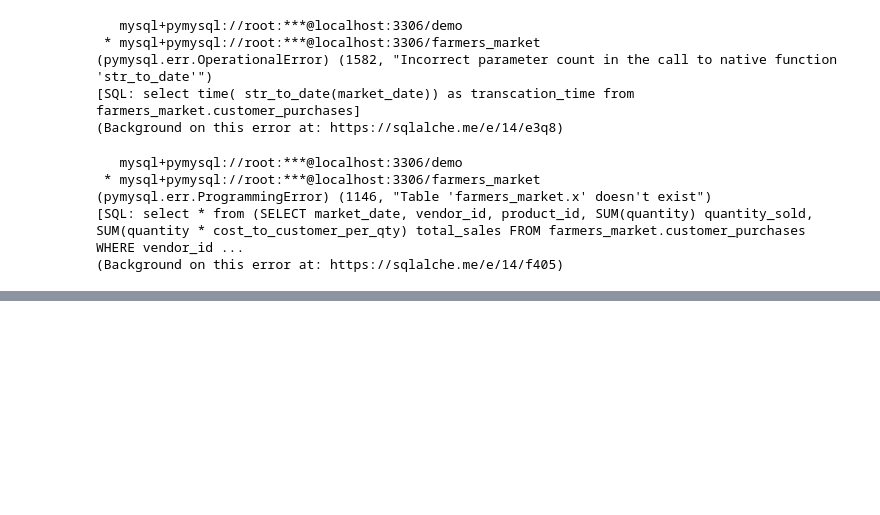
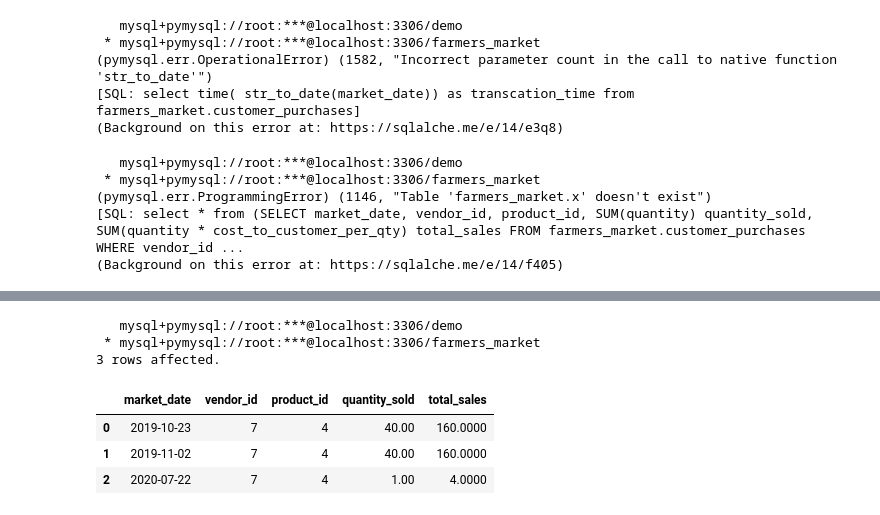
Before and after one commit to KunalNeon/SQL-For-Data-Scientist, a Jupyter notebook: sql.ipynb, the cells around one changed output, grey strips where cells are left out. Saved outputs shown, nothing was run; the diff lists cells and outputs as text; code cells hidden in the pictures; blank space fills up the shorter version.

```diff
--- a/sql.ipynb
+++ b/sql.ipynb
@@ -1950,0 +1964,25 @@ where x.total_sales=(SELECT MIN(total_sales) FROM x)
+# %%
+query28='''
+
+with x as (SELECT market_date,
+ vendor_id,
+ product_id,
+ SUM(quantity) quantity_sold,
+ SUM(quantity * cost_to_customer_per_qty) total_sales
+FROM farmers_market.customer_purchases
+WHERE vendor_id = 7 and product_id = 4
+GROUP BY market_date, vendor_id, product_id
+ORDER BY market_date, vendor_id, product_id)
+
+select * from x where total_sales =(select  min(total_sales) from x)
+or total_sales= (select  max(total_sales) from x)
+'''
+%sql $query28
+# %% [output]
+   mysql+pymysql://root:***@localhost:3306/demo
+ * mysql+pymysql://root:***@localhost:3306/farmers_market
+3 rows affected.
+|  | market_date | vendor_id | product_id | quantity_sold | total_sales |
+| 0 | 2019-10-23 | 7 | 4 | 40.00 | 160.0000 |
+| 1 | 2019-11-02 | 7 | 4 | 40.00 | 160.0000 |
+| 2 | 2020-07-22 | 7 | 4 | 1.00 | 4.0000 |
```
Also changed, not shown: parts of 2 cells of this notebook.
